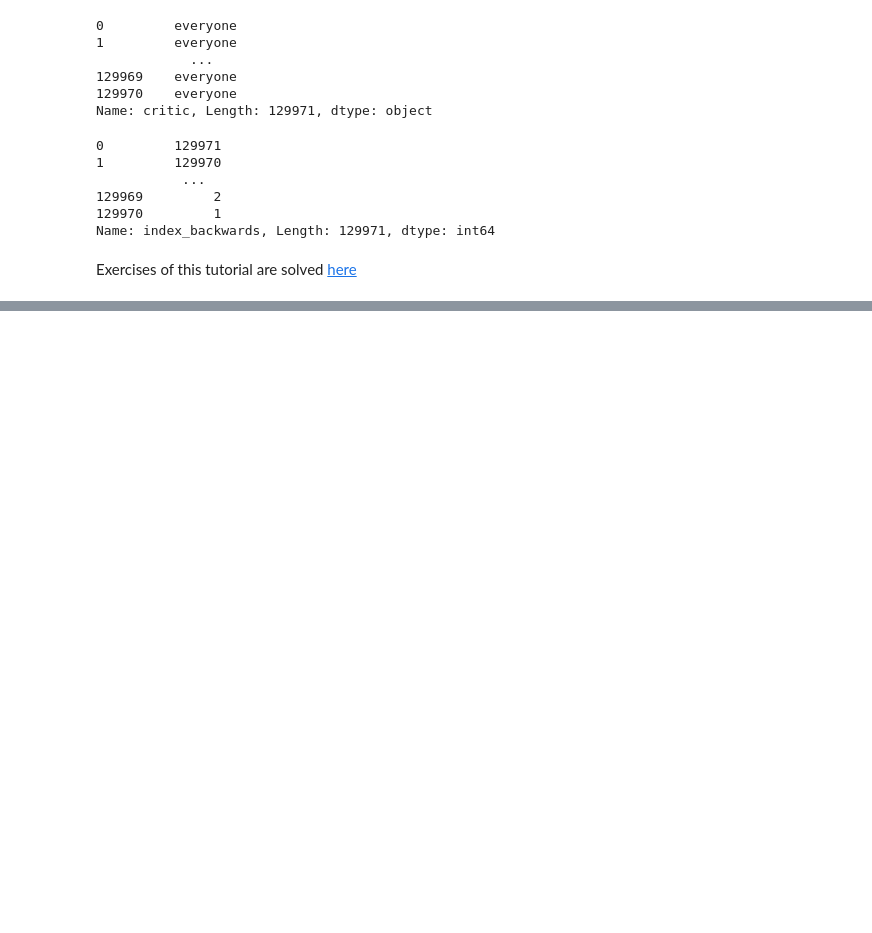
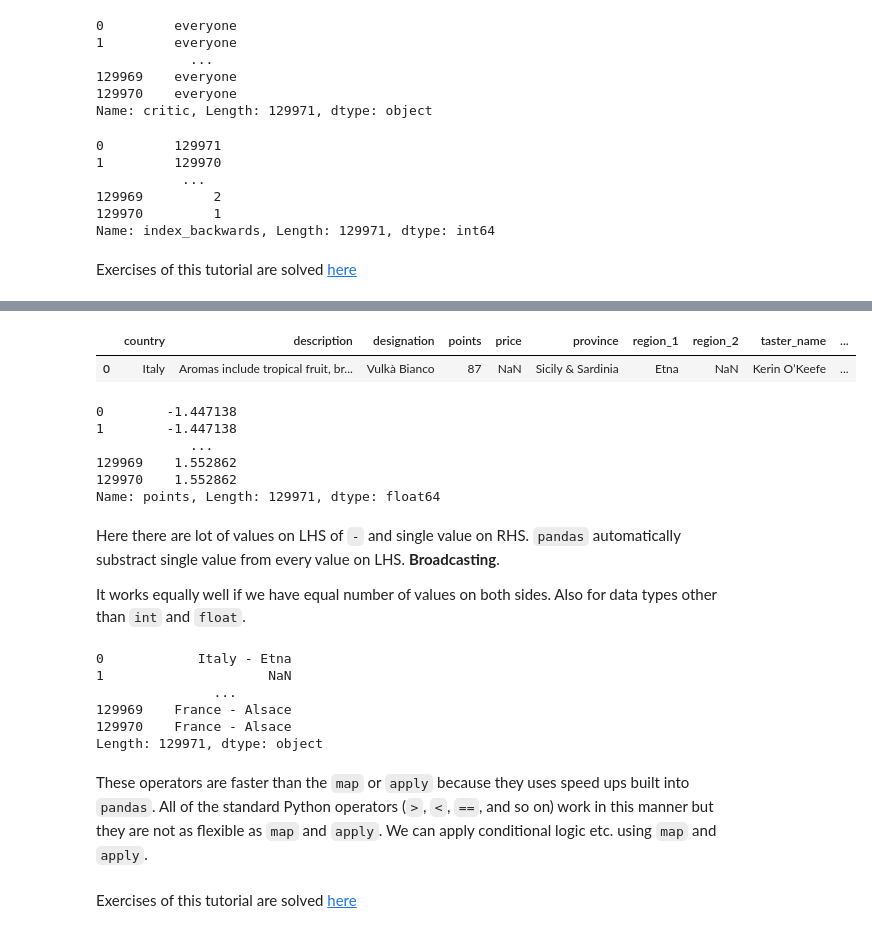
Before and after one commit to ShreyasJothish/datasciencestudygroup, a Jupyter notebook: MahendraBishnoi/04_Pandas.ipynb, the cells around one changed output, grey strips where cells are left out. Saved outputs shown, nothing was run; the diff lists cells and outputs as text; code cells hidden in the pictures; blank space fills up the shorter version.

```diff
--- a/MahendraBishnoi/04_Pandas.ipynb
+++ b/MahendraBishnoi/04_Pandas.ipynb
@@ -371,0 +480,34 @@ Exercises of this tutorial are solved [here](https://www.kaggle.com/mahendrabish
+# %%
+reviews.head(1)
+# %% [output]
+|  | country | description | designation | points | price | province | region_1 | region_2 | taster_name | ... |
+| 0 | Italy | Aromas include tropical fruit, br... | Vulkà Bianco | 87 | NaN | Sicily & Sardinia | Etna | NaN | Kerin O’Keefe | ... |
+# %%
+# Another way (also faster one) to remean points
+review_points_mean = reviews.points.mean()
+reviews.points - review_points_mean
+# %% [output]
+0        -1.447138
+1        -1.447138
+            ...
+129969    1.552862
+129970    1.552862
+Name: points, Length: 129971, dtype: float64
+# %% [markdown]
+Here there are lot of values on LHS of `-` and single value on RHS. `pandas` automatically substract single value from every value on LHS. **Broadcasting**.
+
+It works equally well if we have equal number of values on both sides. Also for data types other than `int` and `float`.
+# %%
+# Combining data from two string columns. concatenation
+reviews.country + ' - ' + reviews.region_1
+# %% [output]
+0            Italy - Etna
+1                     NaN
+               ...
+129969    France - Alsace
+129970    France - Alsace
+Length: 129971, dtype: object
+# %% [markdown]
+These operators are faster than the `map` or `apply` because they uses speed ups built into `pandas`. All of the standard Python operators (`>`, `<`, `==`, and so on) work in this manner but they are not as flexible as `map` and `apply`. We can apply conditional logic etc. using `map` and `apply`.
+# %% [markdown]
+Exercises of this tutorial are solved [here](https://www.kaggle.com/mahendrabishnoi2/exercise-summary-functions-and-maps)
```
Also changed, not shown: parts of 16 cells of this notebook.
